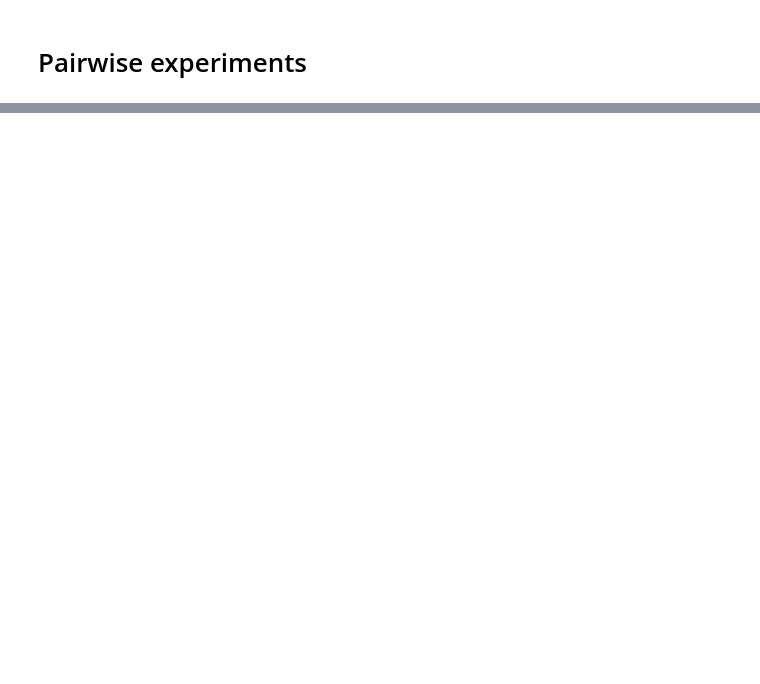
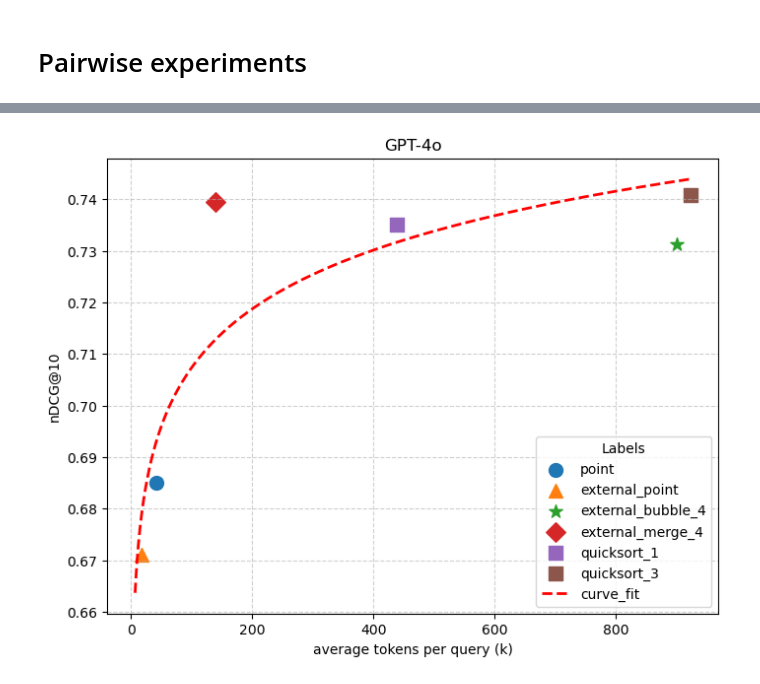
Before and after one commit to ZhaoFuheng/OrderByLLM, a Jupyter notebook: LetsSortRelevance.ipynb, the cells around one changed output, grey strips where cells are left out. Drawn from its saved outputs; the diff is of its cells as text; code cells hidden in the pictures; blank space fills up the shorter version.

```diff
--- a/LetsSortRelevance.ipynb
+++ b/LetsSortRelevance.ipynb
@@ -192,12 +261,2 @@ model: gpt-4o, algo: pointwise_sort average_precision: 0.3157894736842105
 # %% [markdown]
 # Pairwise experiments
-# %%
-from typing import List, Callable, Tuple
-import asyncio
-import diskcache
-import hashlib
-from order_by.pair_comparison import ComparisonReasoning
-
-# use global cache and client
-cache = diskcache.Cache('./pair_wise_cache')
-client = AsyncOpenAI(api_key=api_key)
@@ -377,10 +262,0 @@ async def async_quick_sort(
-# %%
-for i, d in enumerate(data):
-    print(d['query'])
-    for p in d['passages']['passage_text']:
-        print(p)
-    print(d)
-    resb = await async_bubble_sort(d['query'], d['passages']['passage_text'], i, "gpt-4o-mini")
-    resq = await async_quick_sort(d['query'], d['passages']['passage_text'], i, "gpt-4o-mini")
-    print(resb, resq)
-    break
@@ -476,0 +437,77 @@ quick sort gpt-4o 0
+# %%
+from scipy.optimize import curve_fit
+import matplotlib.pyplot as plt
+
+kendalltau = [0.6851303581701533, 0.6710161961426223,
+              0.7313444288489481, 0.7395685322543967,
+              0.7351607877533932, 0.7408057032508985
+             ]
+tokens = [1807430, 734876,
+          38683494, 5990003,
+          18832854, 39695995
+         ]
+tokens = [t/(43*1000.0) for t in tokens]
+dot_labels = ["point", "external_point",\
+              "external_bubble_4", "external_merge_4",\
+              "quicksort_1", "quicksort_3"
+             ]
+markers = ['o', '^',\
+           '*', 'D',
+           's', 's'
+          ]
+
+
+
+# Create scatter plot
+plt.figure(figsize=(8, 6))
+
+for x, y, label, m in zip(tokens, kendalltau, dot_labels, markers):
+    plt.scatter(x, y, s=100, marker=m, label=label)
+
+
+
+
+def log_linear(x, A, B, x0):
+    return A * np.log(x + x0) + B
+
+y_points = kendalltau[:]
+x_points = tokens[:]
+x_points = np.array(x_points, dtype=float)
+y_points = np.array(y_points, dtype=float)
+# Initial guess and bounds (ensure x + x0 > 0 ⇒ x0 > -min(x); we keep x0 >= 1e-8)
+p0 = [y_points.ptp(), y_points.min(), 0.1]
+bounds = ([-np.inf, -np.inf, 1e-8], [np.inf, np.inf, np.inf])
+
+popt, pcov = curve_fit(log_linear, x_points, y_points, p0=p0, bounds=bounds, maxfev=50000)
+A, B, x0 = popt
+
+# R^2
+y_hat = log_linear(x_points, *popt)
+ss_res = np.sum((y_points - y_hat)**2)
+ss_tot = np.sum((y_points - y_points.mean())**2)
+r2 = 1 - ss_res / ss_tot if ss_tot > 0 else np.nan
+
+# Smooth curve for plotting
+x_fit = np.linspace(x_points.min()-10, x_points.max(), 1000)
+y_fit = log_linear(x_fit, *popt)
+plt.plot(x_fit, y_fit, 'r--', linewidth=2, label="curve_fit")
+
+
+print("Fitted parameters:")
+print(f"A = {A:.4f}")
+print(f"B = {B:.4f}")
+print(f"x0 = {x0:.4f}")
+
+
+plt.legend(title="Labels")
+
+
+# Axis labels and title
+plt.xlabel("average tokens per query (k)")
+plt.ylabel("nDCG@10")
+plt.title("GPT-4o")
+
+# Show grid and plot
+plt.grid(True, linestyle='--', alpha=0.6)
+plt.show()
+# %% [output]
@@ -476,0 +518 @@ quick sort gpt-4o 0
+[figure, added]
```
Also changed, not shown: parts of 39 cells of this notebook, 1 other file.
